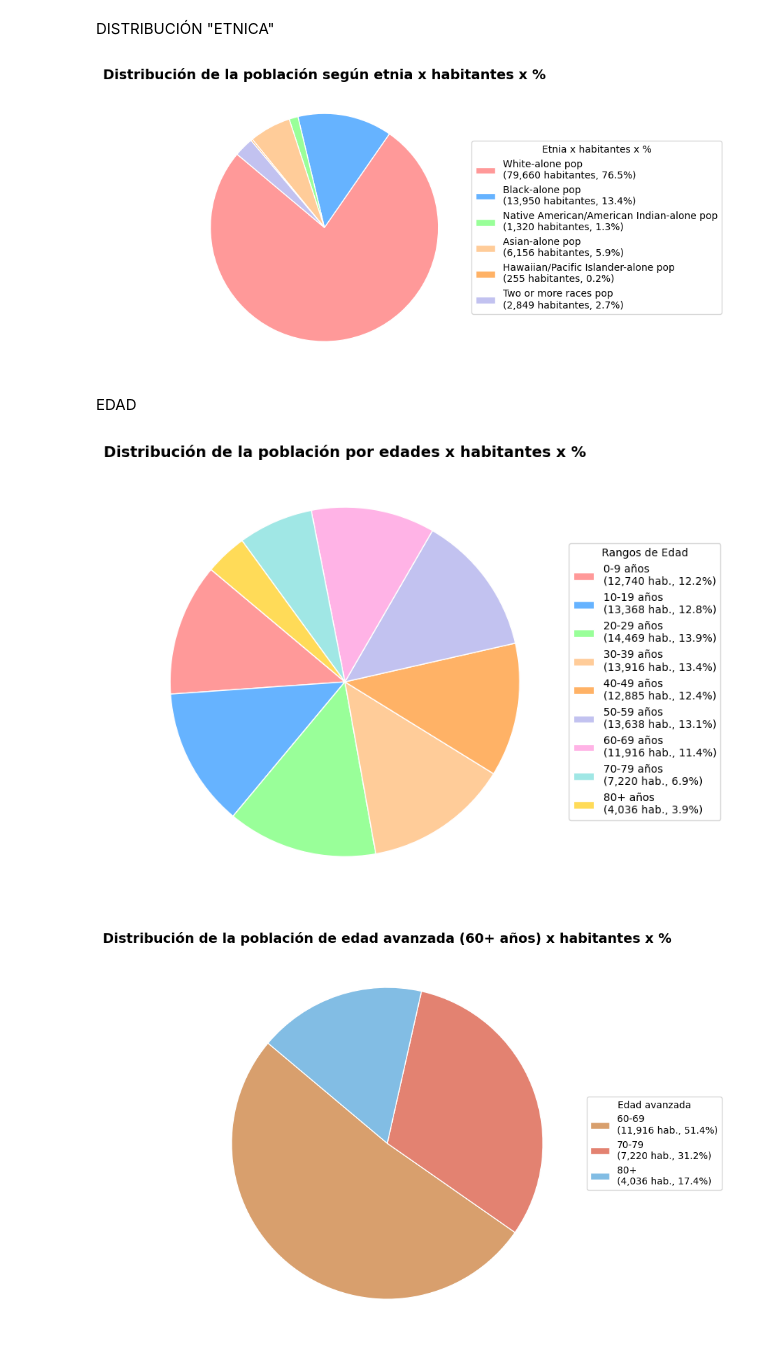
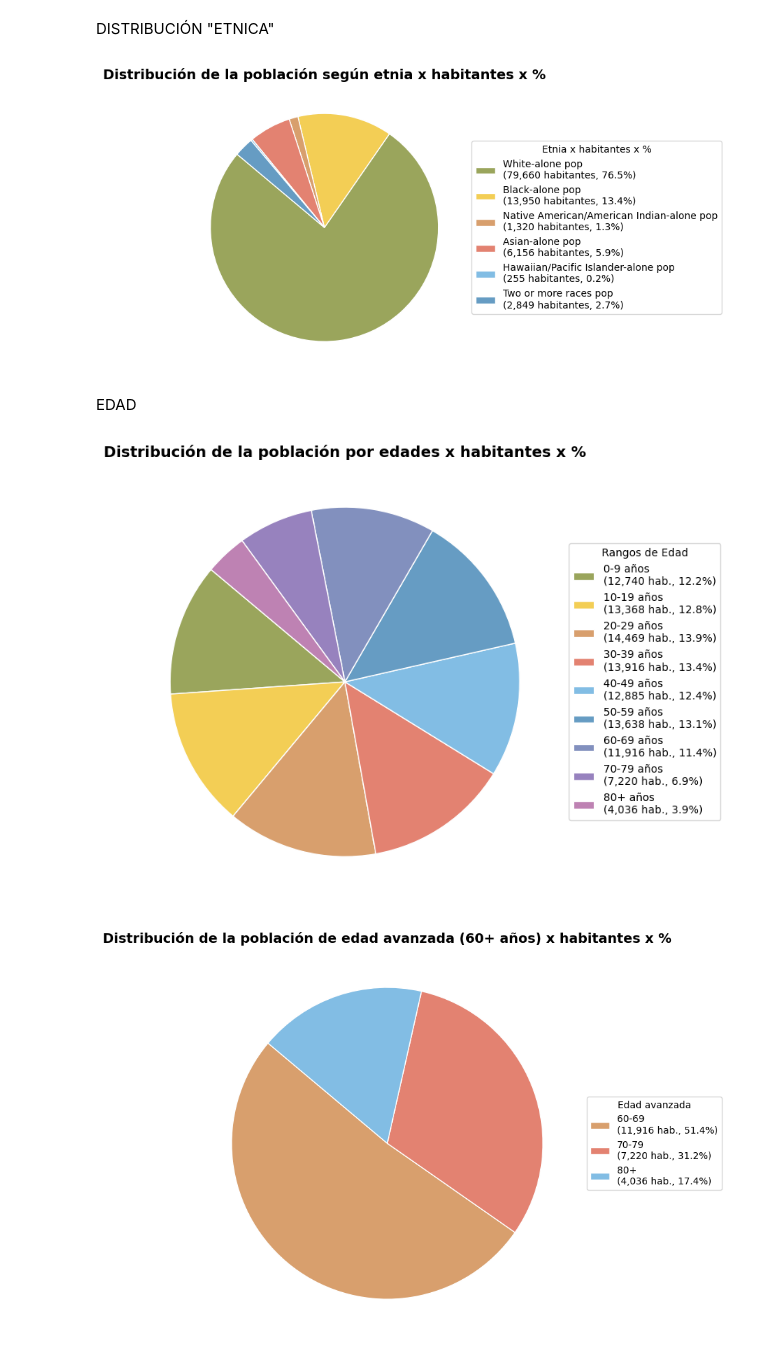
Before and after one commit to 4GeeksAcademy/Leonel_Ponce_Regresion_lineal_demographic_health, a Jupyter notebook: src/explore.ipynb, the cells around one changed output. Cells and saved outputs as stored; diff of their text form; code cells hidden in the pictures.

```diff
--- a/src/explore.ipynb
+++ b/src/explore.ipynb
@@ -221,7 +221,7 @@ cols_presentes = [c for c in cols if c in df.columns]
 valores = df[cols_presentes].mean()
 
 plt.figure(figsize=(8,8))
-colors = ["#FF9999","#66B3FF","#99FF99","#FFCC99","#FFB266", "#C2C2F0","#FFB3E6","#A0E7E5","#FFDB58"]
+colors = ["#9aa55c","#f3ce55","#d89f6d", "#e38271", "#82bde4", "#669cc3"]
 wedges, _ = plt.pie(valores, labels=None, startangle=140, colors=colors, wedgeprops={"linewidth": 1, "edgecolor": "white"})
 
 total = valores.sum()
@@ -232,29 +232,29 @@ plt.title("Distribución de la población según etnia x habitantes x %", fontsi
 plt.tight_layout()
 plt.show()
 # %% [output]
-[figure, old version]
+[figure, new version]
 # %% [markdown]
 EDAD
 # %%
 #Graficamos la distribución por edades
 cols = data["g_edades"]
 cols_presentes = [c for c in cols if c in df.columns]
 valores = df[cols_presentes].mean()
 
 plt.figure(figsize=(8,8))
-colors = ["#FF9999","#66B3FF","#99FF99","#FFCC99","#FFB266", "#C2C2F0","#FFB3E6","#A0E7E5","#FFDB58"]
+colors = ["#9aa55c", "#f3ce55","#d89f6d", "#e38271", "#82bde4", "#669cc3", "#8290be", "#9782be", "#be82b3"]
 wedges, _ = plt.pie(valores, labels=None, startangle=140, colors=colors[:len(cols_presentes)], wedgeprops={"linewidth": 1, "edgecolor": "white"})
 
 total = valores.sum()
 extra_text_general = "años"
 legend_labels = [f"{col} {extra_text_general}\n({valores[col]:,.0f} hab., {valores[col]/total*100:.1f}%)" for col in cols_presentes]
 
 plt.legend(wedges, legend_labels, title="Rangos de Edad", bbox_to_anchor=(1, 0.5), loc="center left")
 plt.title("Distribución de la población por edades x habitantes x %", fontsize=14, fontweight="bold")
 plt.tight_layout()
 plt.show()
 # %% [output]
-[figure, old version]
+[figure, new version]
 # %%
 #Graficamos la distribución por edad avanzada
 cols = ["60-69", "70-79", "80+"]
```
Also changed, not shown: parts of 22 cells of this notebook.
